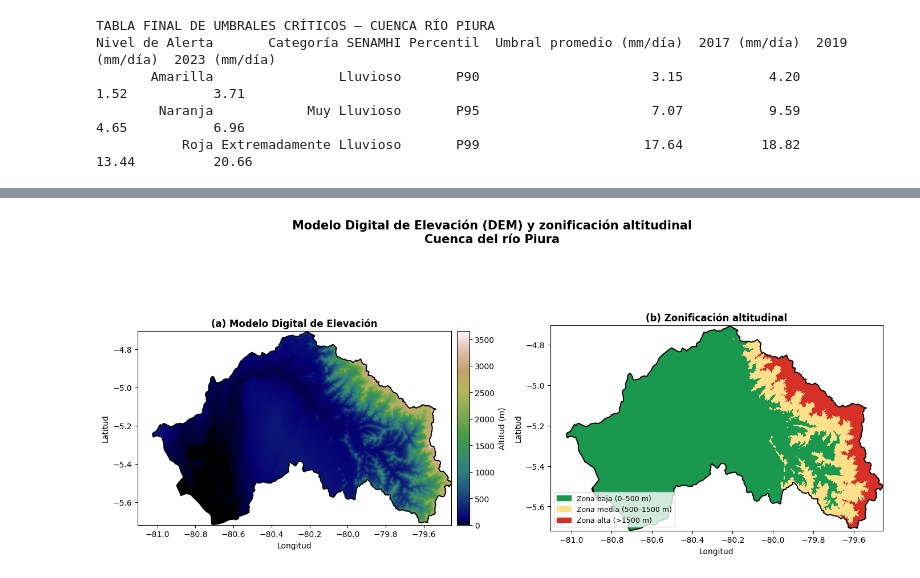
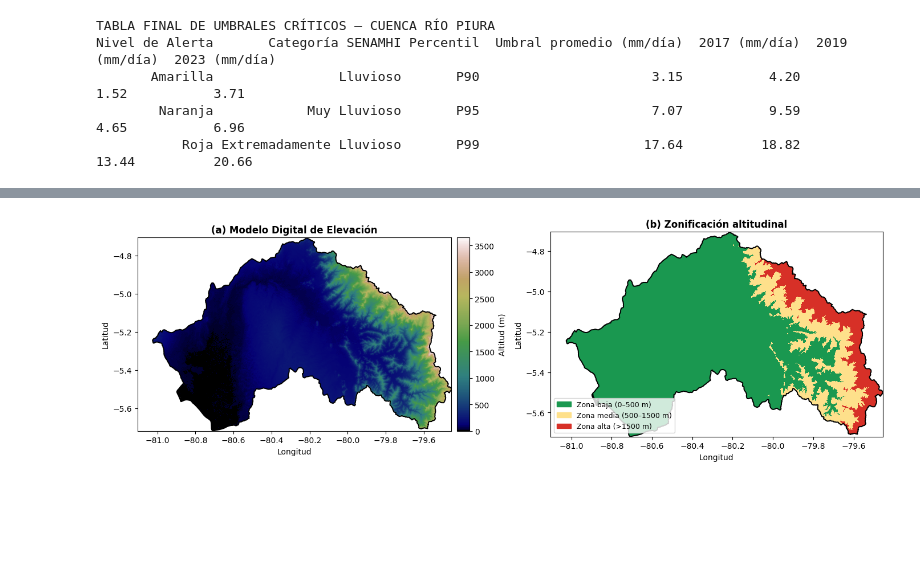
Before and after one commit to acmc050305-lang/TRABAJO_FINAL_TP2, a Jupyter notebook: precipitacion_trabajo.ipynb, the cells around one changed output, grey strips where cells are left out. Cells and saved outputs as stored; diff of their text form; code cells hidden in the pictures; blank space fills up the shorter version.

```diff
--- a/precipitacion_trabajo.ipynb
+++ b/precipitacion_trabajo.ipynb
@@ -175,7 +177,7 @@ Attributes: (12/15)
 # %% [markdown]
 ## Cuenca y datos dentro de ella
 # %%
-cuenca = gpd.read_file(r"C:\Users\andre\Documents\PROYECTO\datos\cuenca_piura.shp")
+cuenca = gpd.read_file("./datos/cuenca_piura.shp")
 print(cuenca)
 cuenca.plot()
 # %% [output]
@@ -2281,10 +2025,7 @@ import matplotlib.patches as mpatches
 from matplotlib.colors import ListedColormap, BoundaryNorm
 from mpl_toolkits.axes_grid1 import make_axes_locatable
 
-# ============================================================
 # DEM RECORTADO (solo dentro de la cuenca)
-# ============================================================
-
 dem_clip = dem.rio.clip(
     cuenca.geometry,
     cuenca.crs,
@@ -2296,10 +2037,7 @@ dem_clip = dem.rio.clip(
 cmap_dem = plt.get_cmap("gist_earth").copy()
 cmap_dem.set_bad("white")       # Los NaN se verán blancos
 
-# ============================================================
 # CREAR ZONIFICACIÓN
-# ============================================================
-
 dem_vals = dem_clip.values.copy()
 
 zonas = np.full(dem_vals.shape, np.nan)
@@ -2323,11 +2061,7 @@ norm = BoundaryNorm(
     [0.5,1.5,2.5,3.5],
     cmap_zonas.N
 )
-
-# ============================================================
 # FIGURA
-# ============================================================
-
 fig, (ax1, ax2) = plt.subplots(
     1,
     2,
@@ -2338,10 +2072,7 @@ fig, (ax1, ax2) = plt.subplots(
 ax1.set_facecolor("white")
 ax2.set_facecolor("white")
 
-# ============================================================
 # (a) DEM
-# ============================================================
-
 im = ax1.pcolormesh(
     dem_clip.x,
     dem_clip.y,
@@ -2380,10 +2111,7 @@ ax1.set_title(
 ax1.set_xlabel("Longitud")
 ax1.set_ylabel("Latitud")
 
-# ============================================================
 # (b) Zonificación
-# ============================================================
-
 ax2.pcolormesh(
     dem_clip.x,
     dem_clip.y,
@@ -2413,41 +2141,31 @@ leyenda = [
         label="Zona alta (>1500 m)"
     )
 ]
 
 ax2.legend(
     handles=leyenda,
     loc="lower left",
     fontsize=9,
     frameon=True
 )
 
 ax2.set_title(
     "(b) Zonificación altitudinal",
     fontsize=12,
     fontweight="bold"
 )
 
 ax2.set_xlabel("Longitud")
 ax2.set_ylabel("Latitud")
 
-# ============================================================
-# Título general
-# ============================================================
-
-fig.suptitle(
-    "Modelo Digital de Elevación (DEM) y zonificación altitudinal\nCuenca del río Piura",
-    fontsize=15,
-    fontweight="bold"
-)
-
 plt.tight_layout()
 
 plt.savefig(
     "DEM_Zonificacion_Piura.png",
     dpi=600,
     bbox_inches="tight"
 )
 
 plt.show()
 # %% [output]
-[figure, old version]
+[figure, new version]
```
Also changed, not shown: parts of 16 cells of this notebook.
